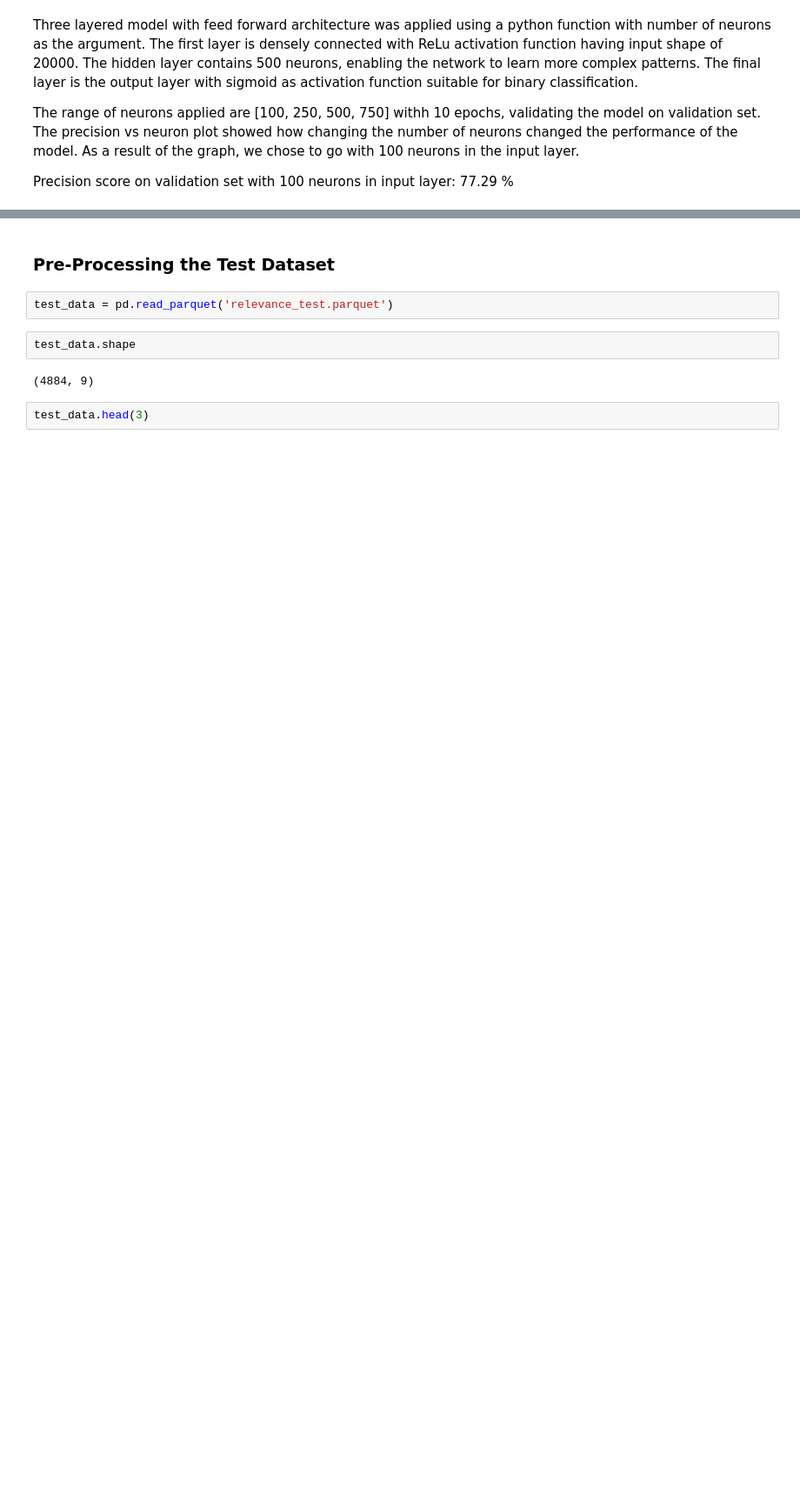
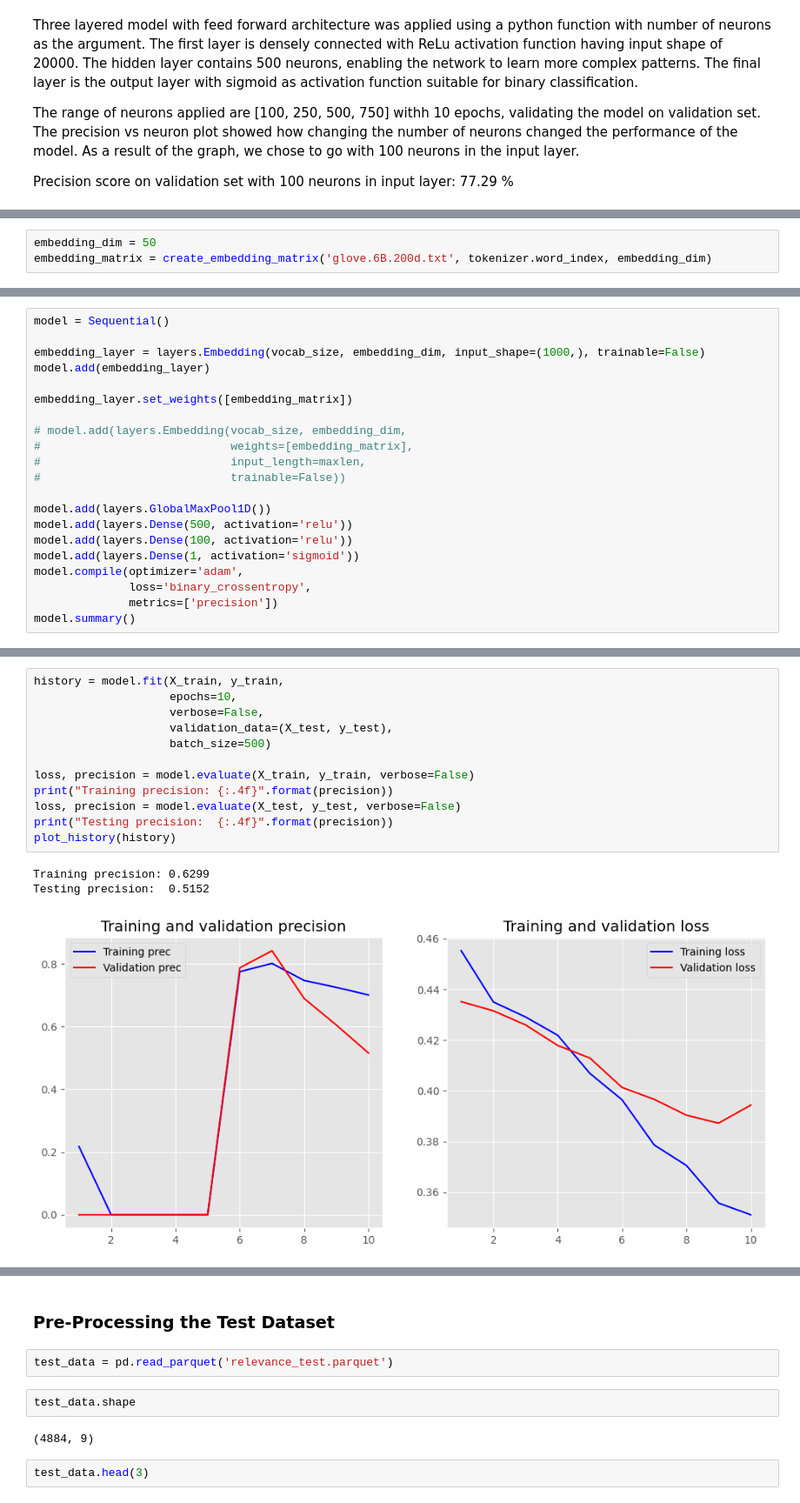
Before and after one commit to niak22/PythonProjects, a Jupyter notebook: CS985_ML/Relevance Classification/relevance.ipynb, the cells around one changed output, grey strips where cells are left out. Shown at 87% size. Drawn from its saved outputs; the diff is of its cells as text; blank space fills up the shorter version.

```diff
--- a/CS985_ML/Relevance Classification/relevance.ipynb
+++ b/CS985_ML/Relevance Classification/relevance.ipynb
@@ -583,0 +655,3 @@ Testing precision:  0.7534
+# %%
+embedding_dim = 50
+embedding_matrix = create_embedding_matrix('glove.6B.200d.txt', tokenizer.word_index, embedding_dim)
@@ -583,0 +663,21 @@ Testing precision:  0.7534
+# %%
+model = Sequential()
+
+embedding_layer = layers.Embedding(vocab_size, embedding_dim, input_shape=(1000,), trainable=False)
+model.add(embedding_layer)
+
+embedding_layer.set_weights([embedding_matrix])
+
+# model.add(layers.Embedding(vocab_size, embedding_dim,
+#                            weights=[embedding_matrix],
+#                            input_length=maxlen,
+#                            trainable=False))
+
+model.add(layers.GlobalMaxPool1D())
+model.add(layers.Dense(500, activation='relu'))
+model.add(layers.Dense(100, activation='relu'))
+model.add(layers.Dense(1, activation='sigmoid'))
+model.compile(optimizer='adam',
+              loss='binary_crossentropy',
+              metrics=['precision'])
+model.summary()
@@ -583,0 +703,16 @@ Testing precision:  0.7534
+# %%
+history = model.fit(X_train, y_train,
+                    epochs=10,
+                    verbose=False,
+                    validation_data=(X_test, y_test),
+                    batch_size=500)
+
+loss, precision = model.evaluate(X_train, y_train, verbose=False)
+print("Training precision: {:.4f}".format(precision))
+loss, precision = model.evaluate(X_test, y_test, verbose=False)
+print("Testing precision:  {:.4f}".format(precision))
+plot_history(history)
+# %% [output]
+Training precision: 0.6299
+Testing precision:  0.5152
+[figure, added]
```
Also changed, not shown: parts of 45 cells of this notebook.
